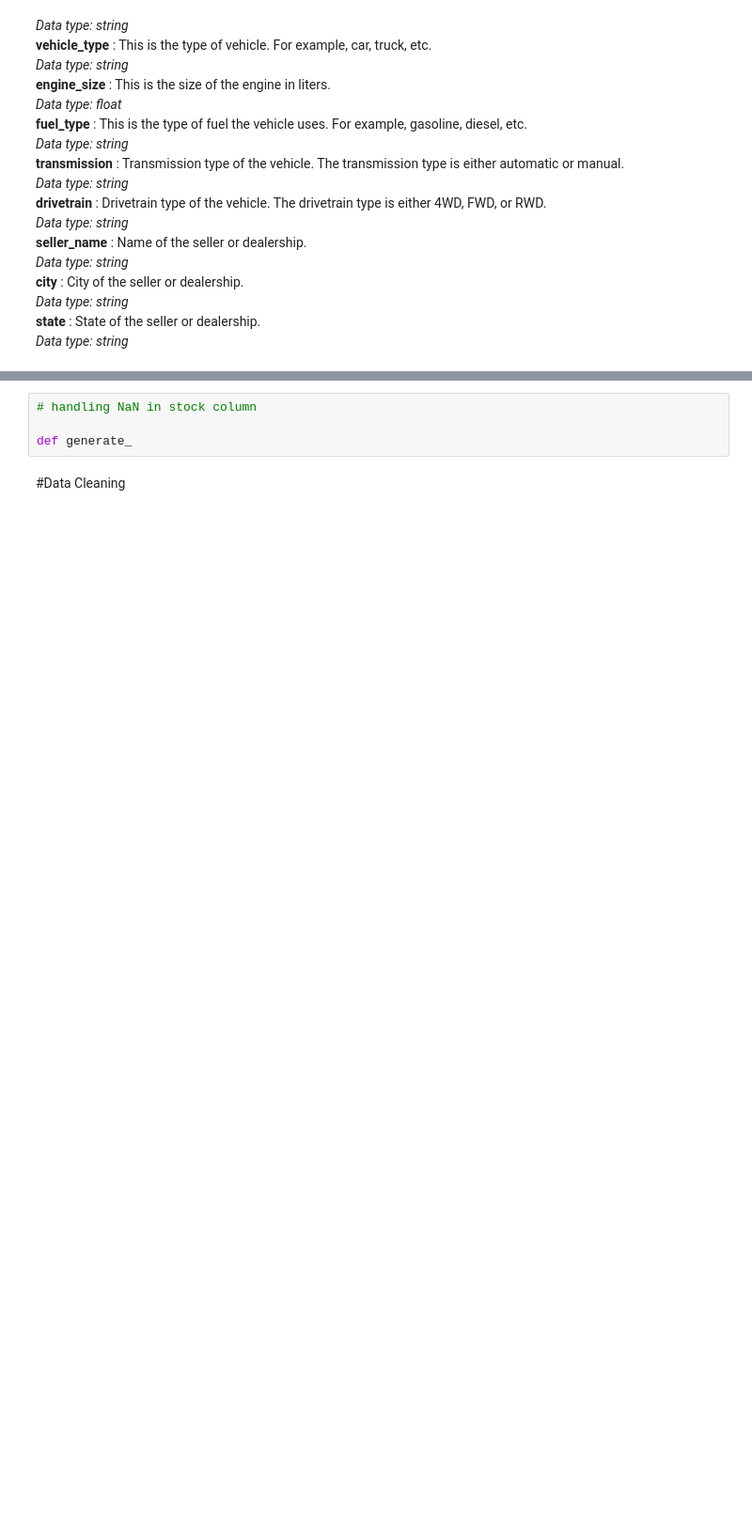
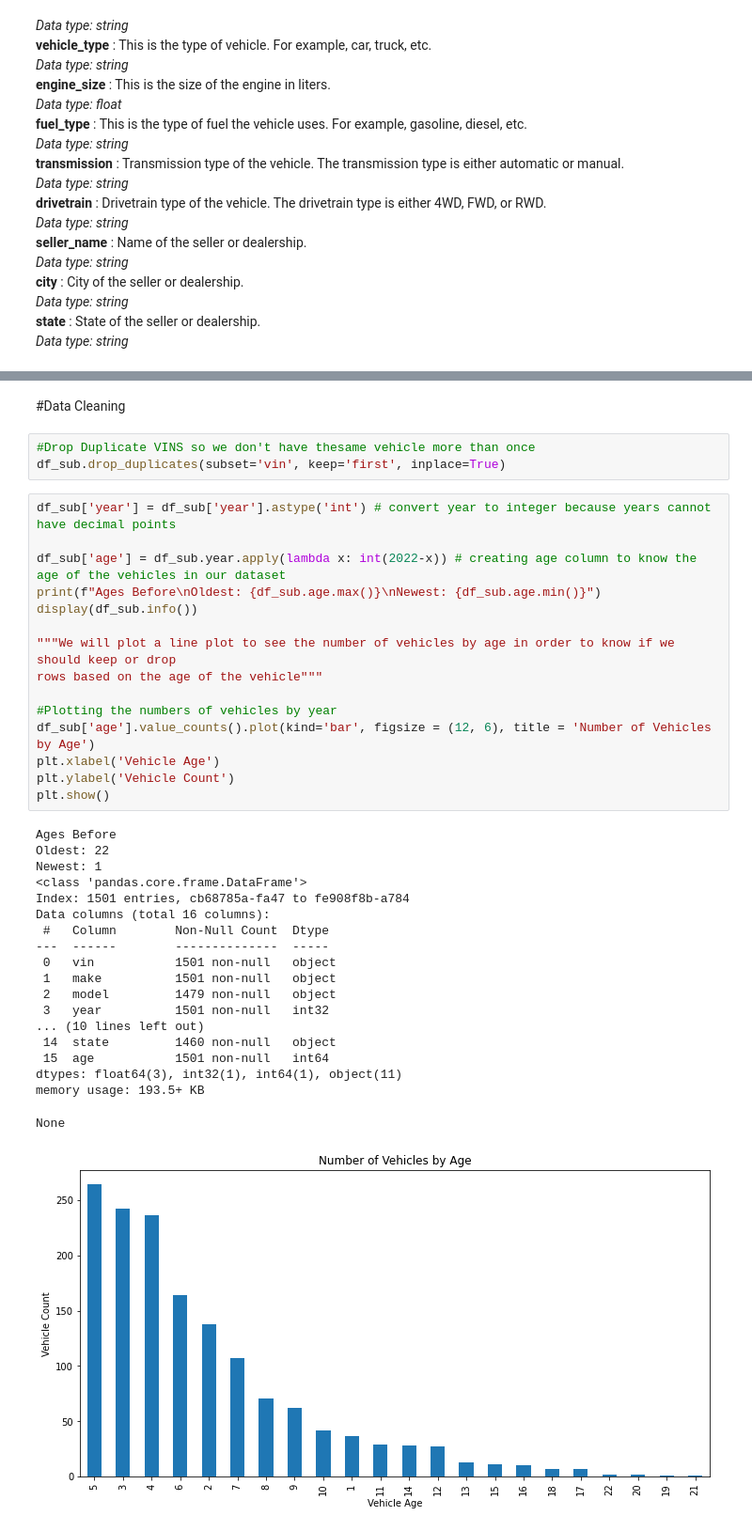
Before and after one commit to Ojooluwaseun/COMP6981-Project-Iteration1, a Jupyter notebook: Project_Iteration_1.ipynb, the cells around one changed output, grey strips where cells are left out. Shown at 94% size. Cells and saved outputs as stored; diff of their text form; blank space fills up the shorter version.

```diff
--- a/Project_Iteration_1.ipynb
+++ b/Project_Iteration_1.ipynb
@@ -133,6 +133,40 @@ df.drop(columns=col_to_drop, inplace=True)
-# %%
-# handling NaN in stock column
-
-def generate_
 # %% [markdown]
 #Data Cleaning
+# %%
+#Drop Duplicate VINS so we don't have thesame vehicle more than once
+df_sub.drop_duplicates(subset='vin', keep='first', inplace=True)
+# %%
+df_sub['year'] = df_sub['year'].astype('int') # convert year to integer because years cannot have decimal points
+
+df_sub['age'] = df_sub.year.apply(lambda x: int(2022-x)) # creating age column to know the age of the vehicles in our dataset
+print(f"Ages Before\nOldest: {df_sub.age.max()}\nNewest: {df_sub.age.min()}")
+display(df_sub.info())
+
+"""We will plot a line plot to see the number of vehicles by age in order to know if we should keep or drop
+rows based on the age of the vehicle"""
+
+#Plotting the numbers of vehicles by year
+df_sub['age'].value_counts().plot(kind='bar', figsize = (12, 6), title = 'Number of Vehicles by Age')
+plt.xlabel('Vehicle Age')
+plt.ylabel('Vehicle Count')
+plt.show()
+# %% [output]
+Ages Before
+Oldest: 22
+Newest: 1
+<class 'pandas.core.frame.DataFrame'>
+Index: 1501 entries, cb68785a-fa47 to fe908f8b-a784
+Data columns (total 16 columns):
+ #   Column        Non-Null Count  Dtype
+---  ------        --------------  -----
+ 0   vin           1501 non-null   object
+ 1   make          1501 non-null   object
+ 2   model         1479 non-null   object
+ 3   year          1501 non-null   int32
+... (10 lines left out)
+ 14  state         1460 non-null   object
+ 15  age           1501 non-null   int64
+dtypes: float64(3), int32(1), int64(1), object(11)
+memory usage: 193.5+ KB
+None
+[figure, added]
```
Also changed, not shown: parts of 5 cells of this notebook.
